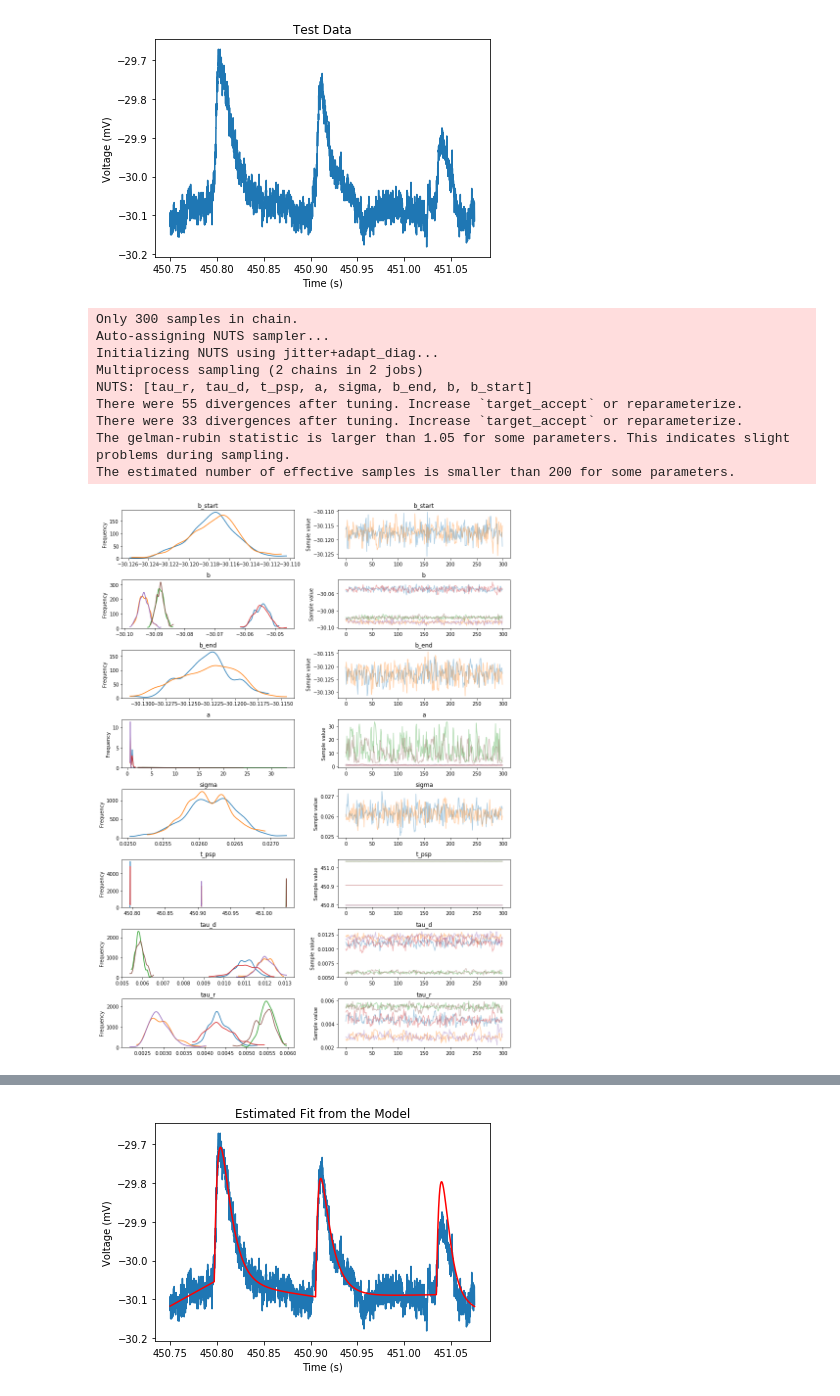
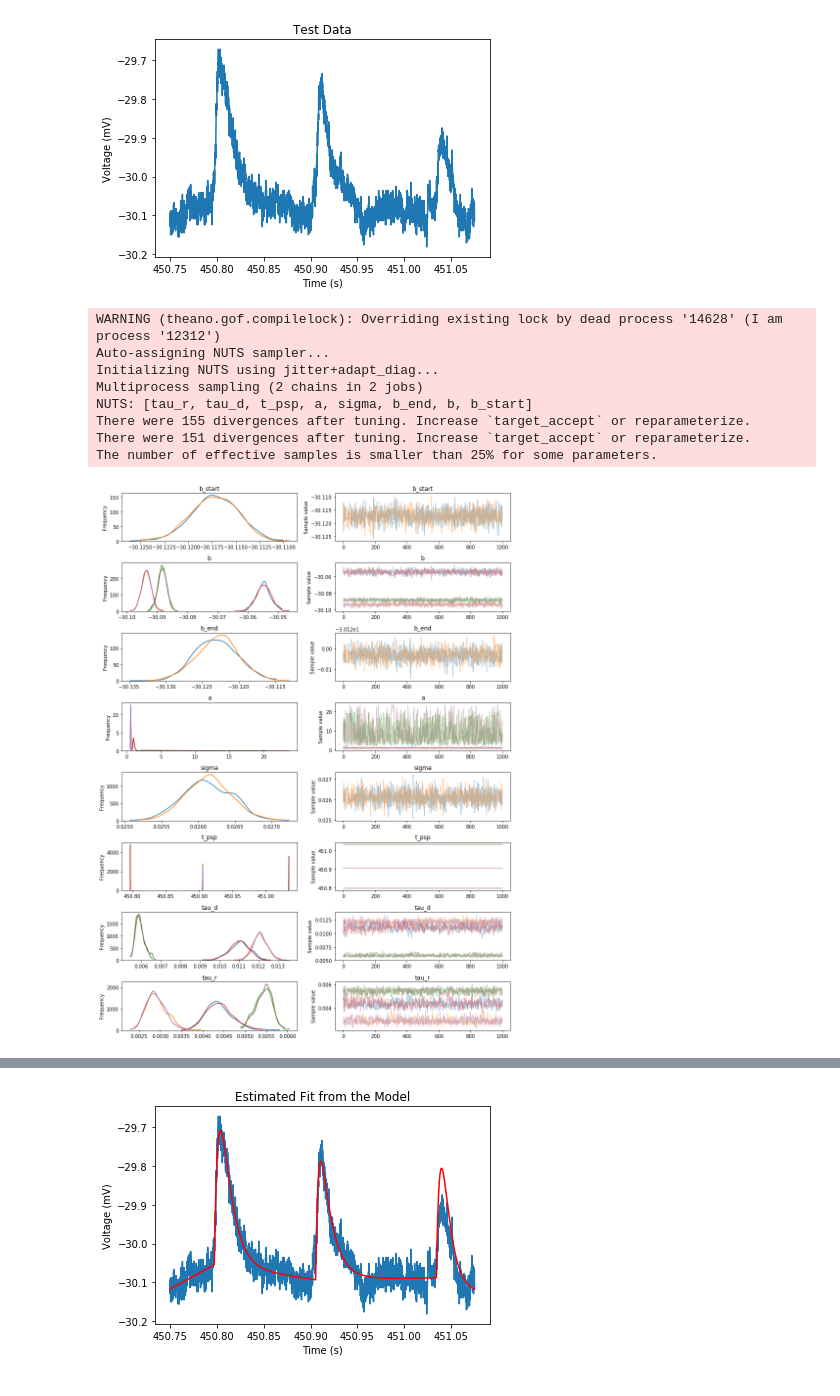
Before and after one commit to phys201/neuronal, a Jupyter notebook: tutorial.ipynb, the cells around one changed output, grey strips where cells are left out. Saved outputs shown, nothing was run; the diff lists cells and outputs as text; code cells hidden in the pictures.

```diff
--- a/tutorial.ipynb
+++ b/tutorial.ipynb
@@ -229,23 +289,22 @@ plt.show()
 # %%
 #Perform parameter estimation
 
 initial_guess = {'sigma': 0.026, 'b_start': -30.1, 'b': [-30.05, -30.1, -30.1], 'b_end': -30.1,
-                 'a': [0.8, 0.6, 15], 't_psp': [450.78, 450.90, 451.03], 'tau_d': [0.01, 0.01, 0.005361],
-                 'tau_r': [0.001, 0.001, 0.005206]
+                 'a': [0.8, 0.6, 14.86], 't_psp': [450.78, 450.90, 451.03], 'tau_d': [0.01, 0.01, 0.005217],
+                 'tau_r': [0.001, 0.001, 0.005038]
                 }
 
-sample3 = neuronal.psp_fit(three_psp, 300, initial_guess)
+sample3 = neuronal.psp_fit(three_psp, 1000, initial_guess)
 # %% [output]
-Only 300 samples in chain.
+WARNING (theano.gof.compilelock): Overriding existing lock by dead process '14628' (I am process '12312')
 Auto-assigning NUTS sampler...
 Initializing NUTS using jitter+adapt_diag...
 Multiprocess sampling (2 chains in 2 jobs)
 NUTS: [tau_r, tau_d, t_psp, a, sigma, b_end, b, b_start]
-There were 55 divergences after tuning. Increase `target_accept` or reparameterize.
-There were 33 divergences after tuning. Increase `target_accept` or reparameterize.
-The gelman-rubin statistic is larger than 1.05 for some parameters. This indicates slight problems during sampling.
-The estimated number of effective samples is smaller than 200 for some parameters.
+There were 155 divergences after tuning. Increase `target_accept` or reparameterize.
+There were 151 divergences after tuning. Increase `target_accept` or reparameterize.
+The number of effective samples is smaller than 25% for some parameters.
-[figure, old version]
+[figure, new version]
 # %%
 summary3 = pm.summary(sample3)
 summary3
```
Also changed, not shown: parts of 12 cells of this notebook.
